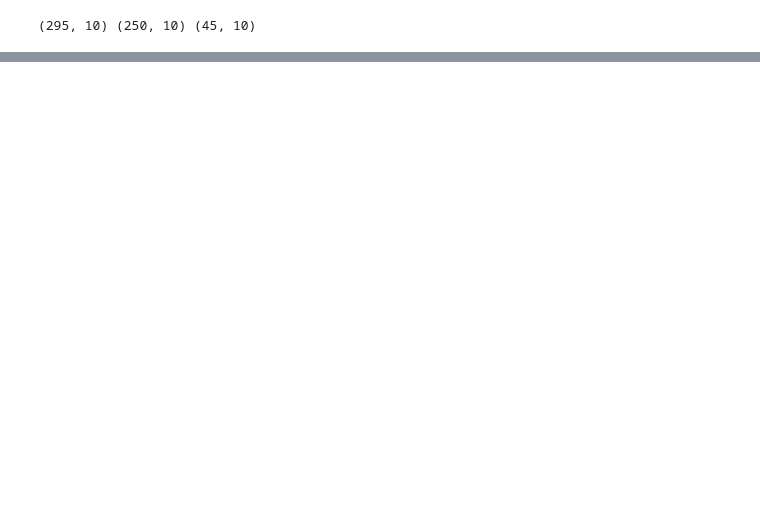
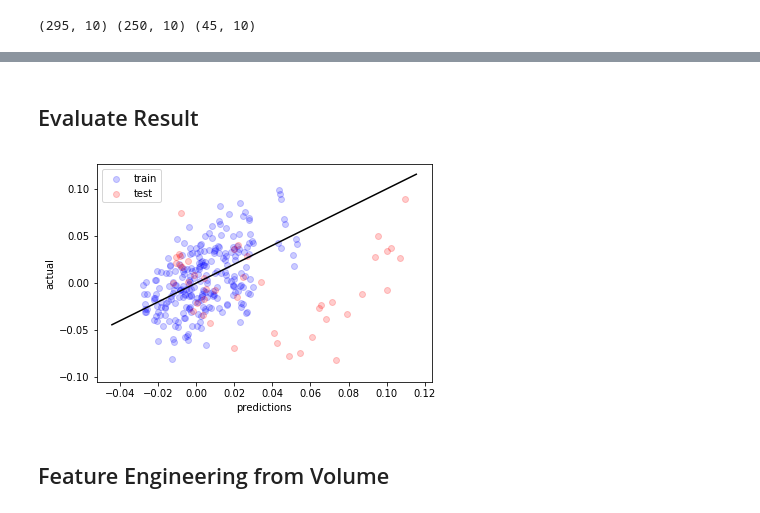
Before and after one commit to thap/machine-learning-finance, a Jupyter notebook: notebooks/Machine_Learning_for_Finance.ipynb, the cells around one changed output, grey strips where cells are left out. Drawn from its saved outputs; the diff is of its cells as text; code cells hidden in the pictures; blank space fills up the shorter version.

```diff
--- a/notebooks/Machine_Learning_for_Finance.ipynb
+++ b/notebooks/Machine_Learning_for_Finance.ipynb
@@ -171,6 +173,6 @@ lng.tail(10)
 # %%
-lng = lng.dropna()
-lng.shape
+lng2 = lng.dropna()
+lng2.shape
 # %% [output]
 (295, 13)
 # %%
@@ -198,4 +200,4 @@ features = lng[feature_names]
 # %%
-targets = lng['5d_close_future_pct']
+targets = lng2['5d_close_future_pct']
 # %%
 feature_and_target_cols = ['5d_close_future_pct'] + feature_names
@@ -229,6 +235,7 @@ plt.show()
 # %%
 import statsmodels.api as sm
 # %%
+features = lng2[feature_names]
 linear_features = sm.add_constant(features)
 train_size = int(0.85 * features.shape[0])
 train_features = linear_features[:train_size]
@@ -263,0 +287,5 @@ strong multicollinearity or other numerical problems.
+# %%
+train_predictions = results.predict(train_features)
+test_predictions = results.predict(test_features)
+# %% [markdown]
+## Evaluate Result
@@ -263,0 +294,13 @@ strong multicollinearity or other numerical problems.
+# %%
+plt.scatter(train_predictions, train_targets, alpha=0.2, color='b', label='train')
+plt.scatter(test_predictions, test_targets, alpha=0.2, color='r', label='test')
+xmin, xmax = plt.xlim()
+plt.plot(np.arange(xmin, xmax, 0.01), np.arange(xmin, xmax, 0.01), c='k')
+plt.xlabel('predictions')
+plt.ylabel('actual')
+plt.legend()
+plt.show()
+# %% [output]
+[figure, added]
+# %% [markdown]
+## Feature Engineering from Volume
```
Also changed, not shown: parts of 30 cells of this notebook.
